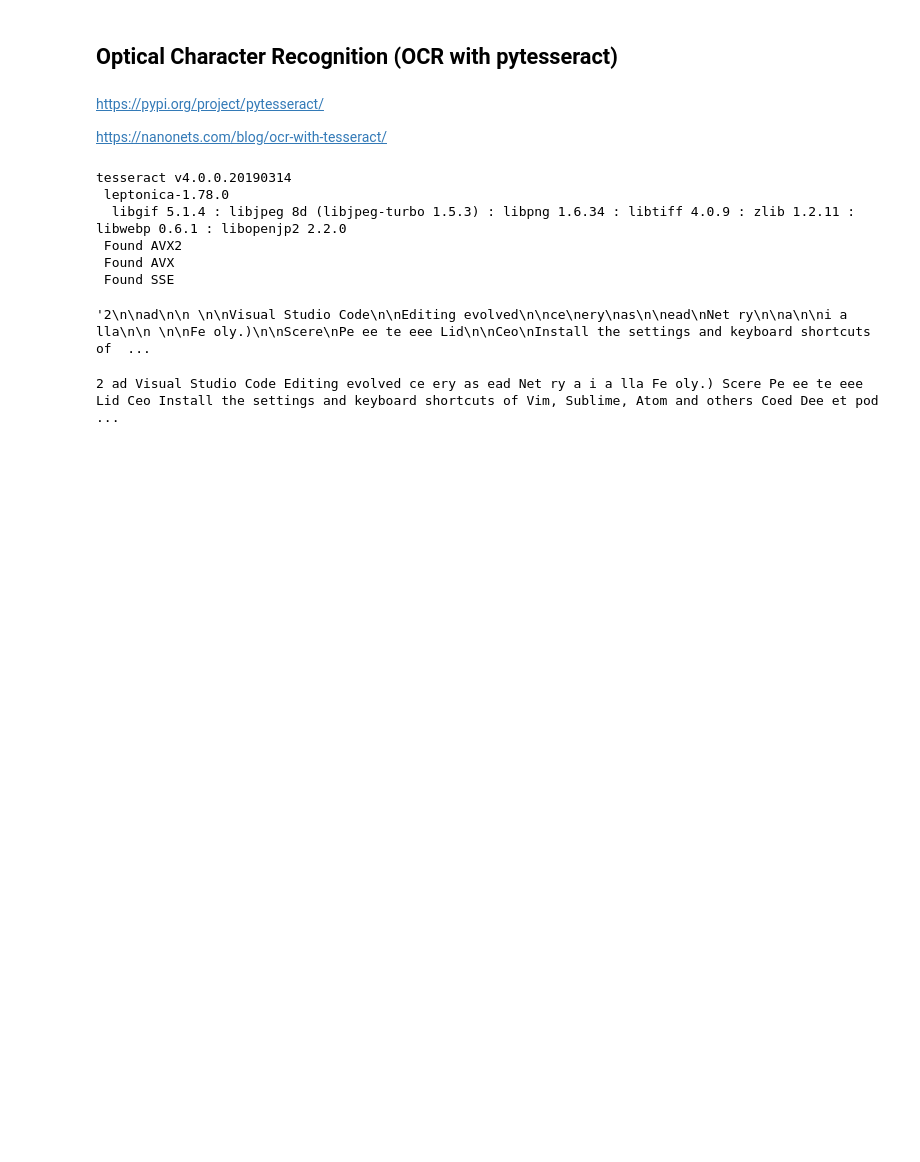
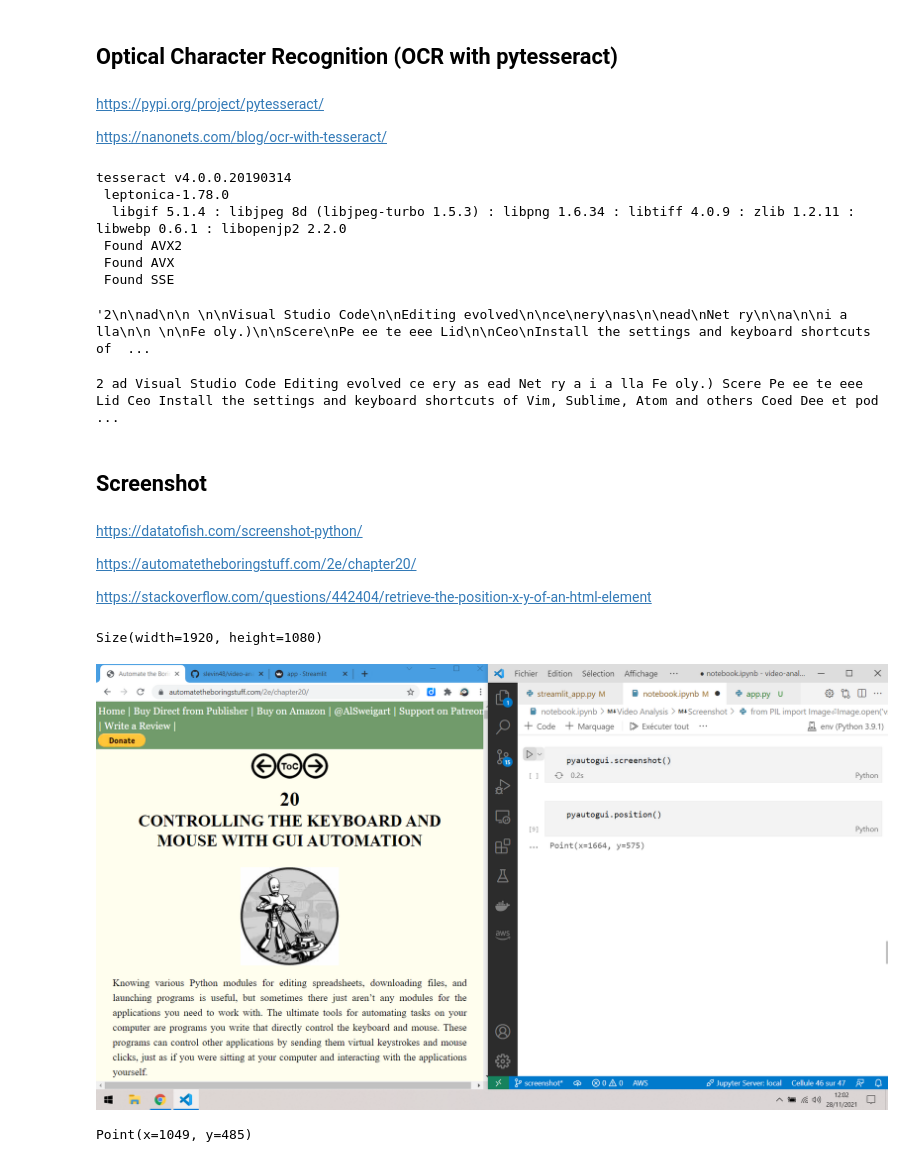
Before and after one commit to slevin48/video-analyzer, a Jupyter notebook: notebook.ipynb, the cells around one changed output. Drawn from its saved outputs; the diff is of its cells as text; code cells hidden in the pictures; blank space fills up the shorter version.

Commit message:
Add Screenshot feature

```diff
--- a/notebook.ipynb
+++ b/notebook.ipynb
@@ -156,3 +156,24 @@ HTML(txt)
 # %%
 with open("downloads/ocr.txt","w") as f:
     f.write(txt)
+# %% [markdown]
+## Screenshot
+# %% [markdown]
+https://datatofish.com/screenshot-python/
+
+https://automatetheboringstuff.com/2e/chapter20/
+
+https://stackoverflow.com/questions/442404/retrieve-the-position-x-y-of-an-html-element
+# %%
+import pyautogui
+pyautogui.size()
+# %% [output]
+Size(width=1920, height=1080)
+# %%
+pyautogui.screenshot()
+# %% [output]
+[figure, added]
+# %%
+pyautogui.position()
+# %% [output]
+Point(x=1049, y=485)
```
Also changed, not shown: parts of 14 cells of this notebook, 13 other files.
